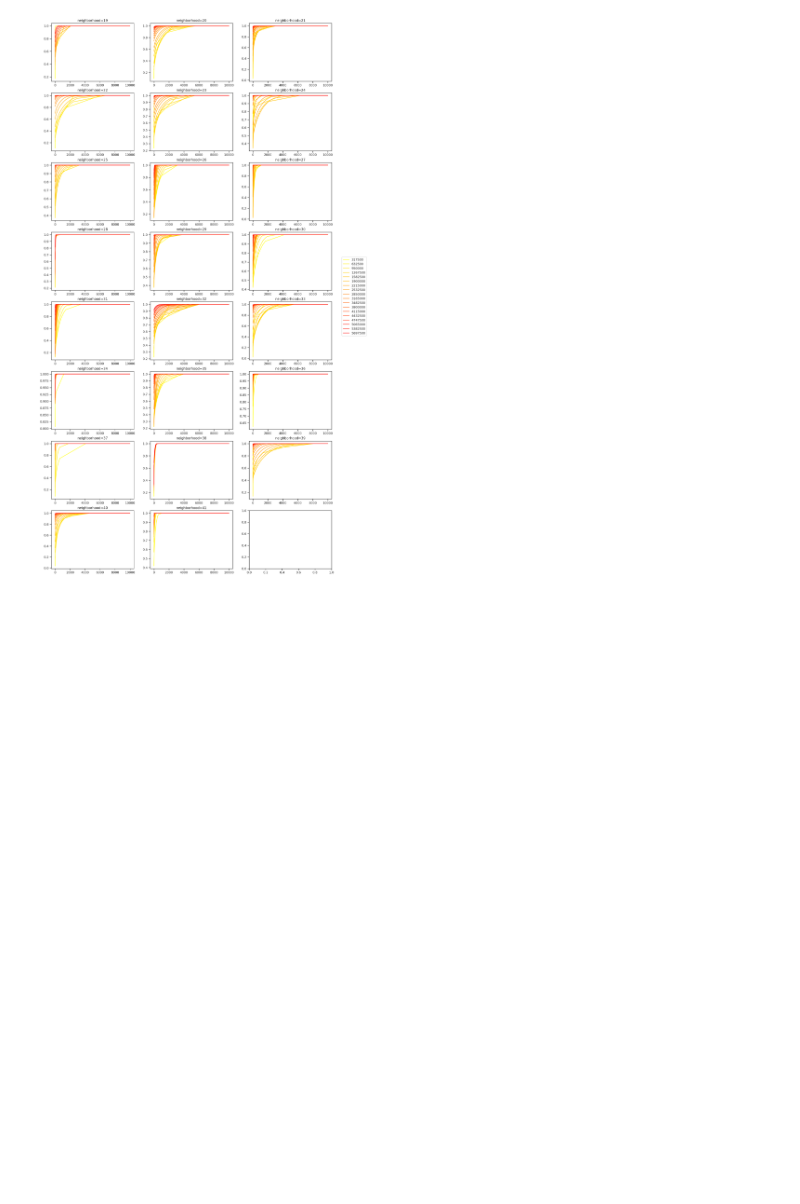
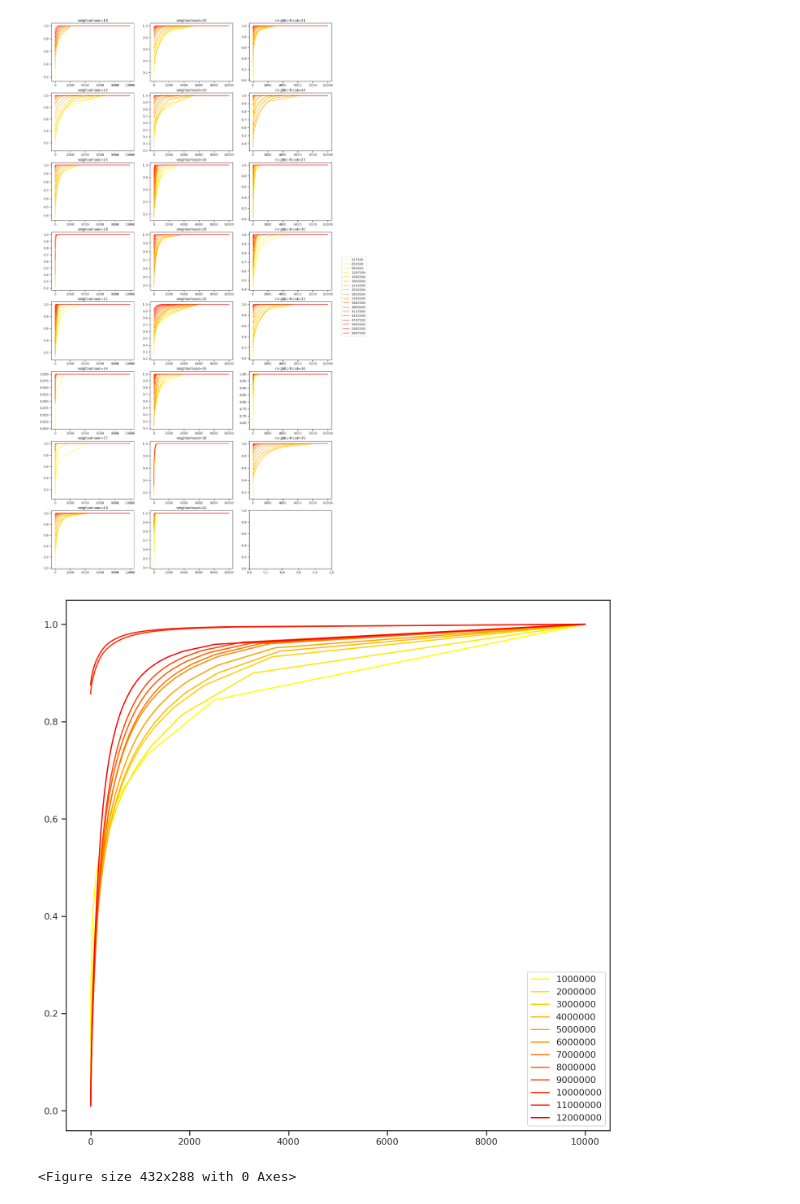
Before and after one commit to camillescott/cdbg-pub-work, a Jupyter notebook: Component_Sampling.ipynb, the cells around one changed output. Cells and saved outputs as stored; diff of their text form; code cells hidden in the pictures; blank space fills up the shorter version.

```diff
--- a/Component_Sampling.ipynb
+++ b/Component_Sampling.ipynb
@@ -26,7 +26,7 @@ with open('config.yaml') as fp:
 # %%
 sns.set(style="ticks")
 # %%
-def plot_component_size_samples(filename, interval=1000000, ax=None):
+def plot_component_size_samples(filename, interval=1000000, ax=None, ascending=False, legend=legend, logy=False):
     import ast
 
     # do subsampling without evaluating component samples --
@@ -39,6 +39,8 @@ def plot_component_size_samples(filename, interval=1000000, ax=None):
         else:
             idx = np.round(np.linspace(0, n_timepoints - 1, 20)).astype(int)
             subsamples = times.loc[idx].read_n
+    elif interval is False:
+        subsamples = np.array(times.read_n)
     else:
         subsamples = np.array([ t for t in times.read_n if int(t) % interval == 0 ])
     indices = times.loc[times.read_n.isin(subsamples)].index
@@ -48,23 +50,24 @@ def plot_component_size_samples(filename, interval=1000000, ax=None):
                        skiprows=lambda idx: idx not in indices,
                        converters={'component_size_sample': lambda col: ast.literal_eval(col)})
     data = data[:-1]
-    samples = pd.DataFrame.from_items(zip(data.read_n, data.component_size_sample.values))
+    samples = pd.DataFrame.from_dict(dict(zip(data.read_n, data.component_size_sample.values)))
 
     def _plot(ax):
-        _samples = samples.apply(lambda x: x.sort_values(ascending=False).values)
+        _samples = samples.apply(lambda x: x.sort_values(ascending=ascending).values)
         cums = _samples.cumsum()
         sums = _samples.sum()
-        (cums / sums).plot(ax=ax, colormap = cm.autumn_r, legend=False)
+        (cums / sums).plot(ax=ax, colormap = cm.autumn_r, legend=legend, logy=logy)
         #ax.set_title('Cumulative Component Size Proportion')
 
     if ax is not None:
         _plot(ax)
+        return samples, (ax.get_figure(), ax)
     else:
         with FigureManager('{0}/component_sizes_cumsum.png'.format(directory),
                            figsize=(12,12),
                            show=True) as (fig, ax):
             _plot(ax)
-    return samples
+            return samples, (ax.get_figure(), ax)
 # %%
 with FigureManager(figsize=(18,18), show=True, nrows=len(info['samples']), ncols=3) as (fig, ax):
     for n, sample_name in enumerate(info['samples']):
@@ -111,3 +135,16 @@ with FigureManager(figsize=(18,36), show=True, nrows=nrows, ncols=ncols) as (fig
     fig.legend(handles, labels, loc='right')
 # %% [output]
 [figure]
+# %%
+stats_file = 'outputs/Saccharomyces_cerevisiae/boink_normalized_cdbg_stats/35/boink.cdbg.components.csv'
+name = 'Sac pom'
+
+try:
+    samples, (fig, ax) = plot_component_size_samples(stats_file, interval=False, legend=True, logy=False)
+except FileNotFoundError:
+    print('Compute not finished yet.')
+
+savefig('outputs/Saccharomyces_cerevisiae/boink_normalized_cdbg_stats/35/boink.cdbg.components.png')
+# %% [output]
+[figure, added]
+<Figure size 432x288 with 0 Axes>
```
Also changed, not shown: parts of 2 cells of this notebook, 4 other files.
